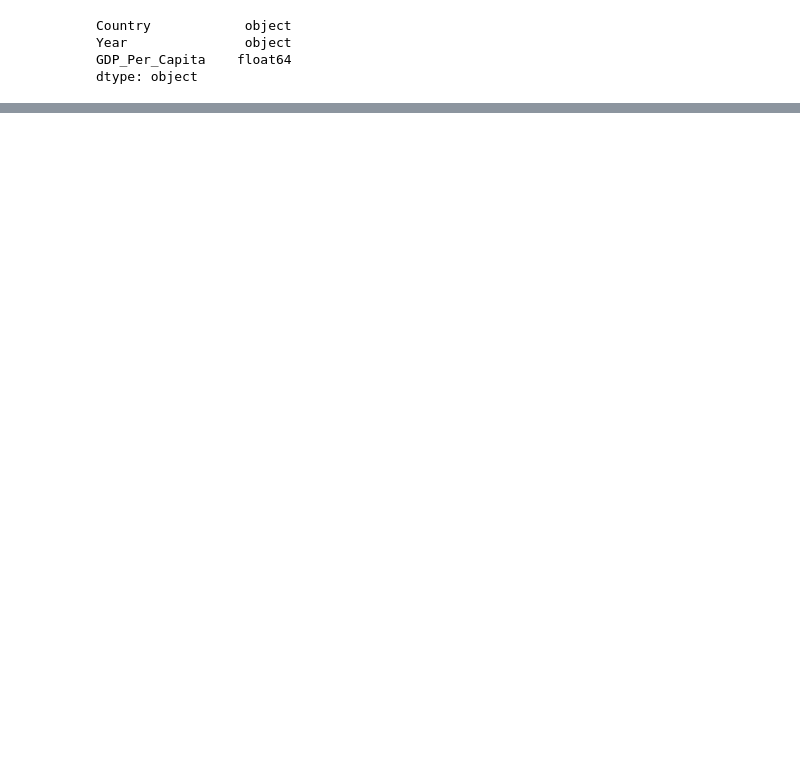
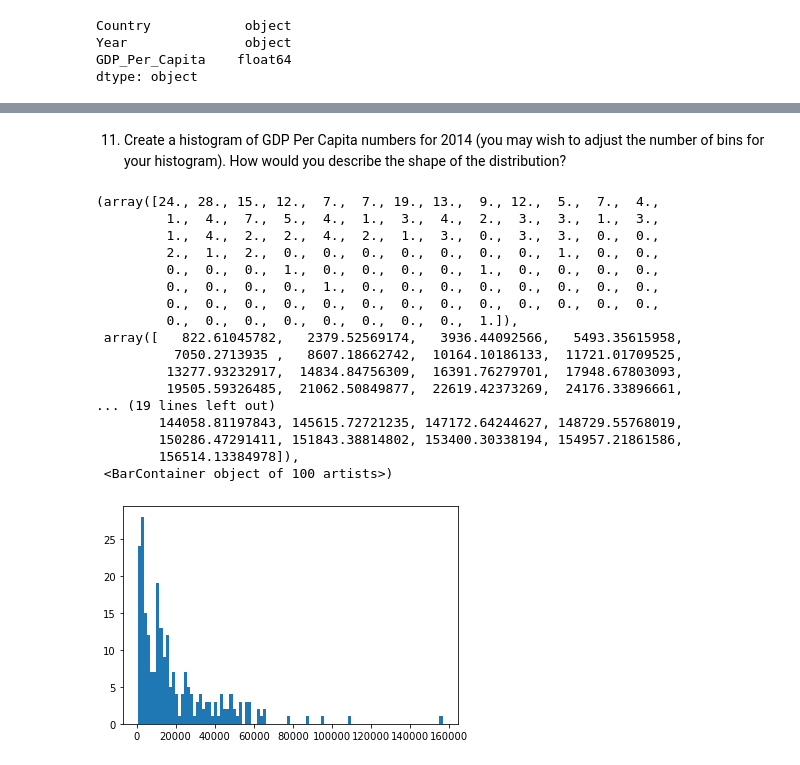
Before and after one commit to nss-data-science-cohort-6/un_data_question-essetetsahai, a Jupyter notebook: notebooks/UN_Data_Exploration.ipynb, the cells around one changed output, grey strips where cells are left out. Cells and saved outputs as stored; diff of their text form; code cells hidden in the pictures; blank space fills up the shorter version.

```diff
--- a/notebooks/UN_Data_Exploration.ipynb
+++ b/notebooks/UN_Data_Exploration.ipynb
@@ -88,0 +153,2 @@ dtype: object
+# %%
+gdp_2014 = gdp_df[gdp_df['Year'] == 2014]
@@ -88,0 +178,23 @@ dtype: object
+# %% [markdown]
+11. Create a histogram of GDP Per Capita numbers for 2014 (you may wish to adjust the number of bins for your histogram). How would you describe the shape of the distribution?
+# %%
+plt.hist(gdp_2014['GDP_Per_Capita'], bins = 100)
+# %% [output]
+(array([24., 28., 15., 12.,  7.,  7., 19., 13.,  9., 12.,  5.,  7.,  4.,
+         1.,  4.,  7.,  5.,  4.,  1.,  3.,  4.,  2.,  3.,  3.,  1.,  3.,
+         1.,  4.,  2.,  2.,  4.,  2.,  1.,  3.,  0.,  3.,  3.,  0.,  0.,
+         2.,  1.,  2.,  0.,  0.,  0.,  0.,  0.,  0.,  0.,  1.,  0.,  0.,
+         0.,  0.,  0.,  1.,  0.,  0.,  0.,  0.,  1.,  0.,  0.,  0.,  0.,
+         0.,  0.,  0.,  0.,  1.,  0.,  0.,  0.,  0.,  0.,  0.,  0.,  0.,
+         0.,  0.,  0.,  0.,  0.,  0.,  0.,  0.,  0.,  0.,  0.,  0.,  0.,
+         0.,  0.,  0.,  0.,  0.,  0.,  0.,  0.,  1.]),
+ array([   822.61045782,   2379.52569174,   3936.44092566,   5493.35615958,
+          7050.2713935 ,   8607.18662742,  10164.10186133,  11721.01709525,
+         13277.93232917,  14834.84756309,  16391.76279701,  17948.67803093,
+         19505.59326485,  21062.50849877,  22619.42373269,  24176.33896661,
+... (19 lines left out)
+        144058.81197843, 145615.72721235, 147172.64244627, 148729.55768019,
+        150286.47291411, 151843.38814802, 153400.30338194, 154957.21861586,
+        156514.13384978]),
+ <BarContainer object of 100 artists>)
+[figure, added]
```
Also changed, not shown: parts of 27 cells of this notebook.
